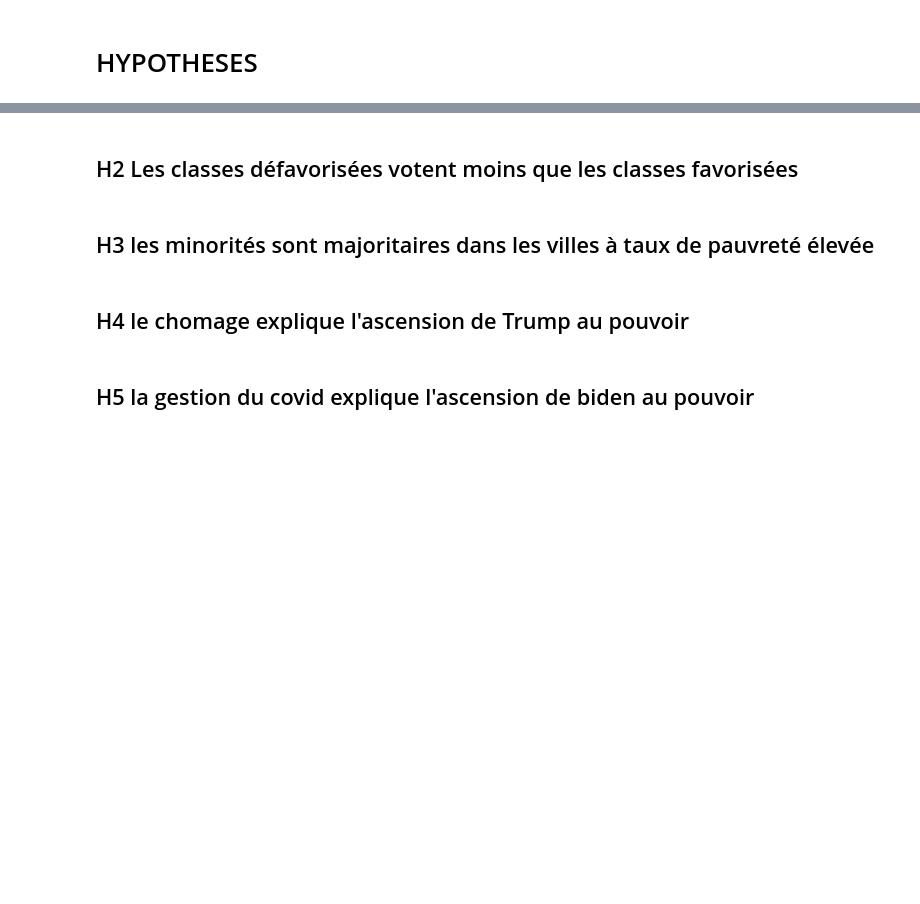
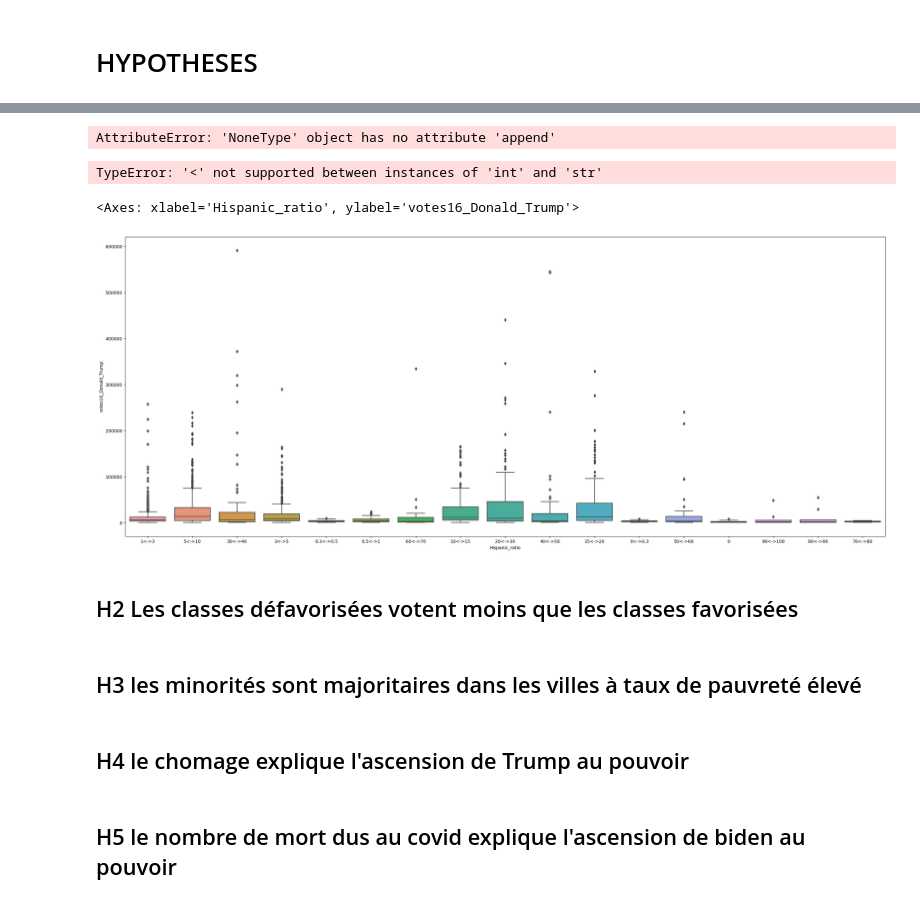
Before and after one commit to XDEBUF/covid_social_poll, a Jupyter notebook: covid inference.ipynb, the cells around one changed output, grey strips where cells are left out. Drawn from its saved outputs; the diff is of its cells as text; code cells hidden in the pictures; blank space fills up the shorter version.

Commit message:
hypothèses 1 debut de réalisation graphique explicatives

```diff
--- a/covid inference.ipynb
+++ b/covid inference.ipynb
@@ -248,0 +263,4 @@ df_stats.head(10)
+# %%
+list_min_max=list_order_min_max(min_list)
+# %% [output]
+AttributeError: 'NoneType' object has no attribute 'append'
@@ -249,8 +280,17 @@ df_stats.head(10)
+# %%
+print_stats_ethnies(list_colRatio)
+# %% [output]
+TypeError: '<' not supported between instances of 'int' and 'str'
+# %%
+plt.figure(figsize=(25, 10), layout='constrained')
+# %% [output]
+<Axes: xlabel='Hispanic_ratio', ylabel='votes16_Donald_Trump'>
+[figure, added]
 # %% [markdown]
 ## H2 Les classes défavorisées votent moins que les classes favorisées
 # %% [markdown]
-## H3 les minorités sont majoritaires dans les villes à taux de pauvreté élevée
+## H3 les minorités sont majoritaires dans les villes à taux de pauvreté élevé
 # %% [markdown]
 ## H4 le chomage explique l'ascension de Trump au pouvoir
 # %% [markdown]
-## H5 la gestion du covid explique l'ascension de biden au pouvoir
+## H5 le nombre de mort dus au covid explique l'ascension de biden au pouvoir
```
Also changed, not shown: parts of 6 cells of this notebook.
